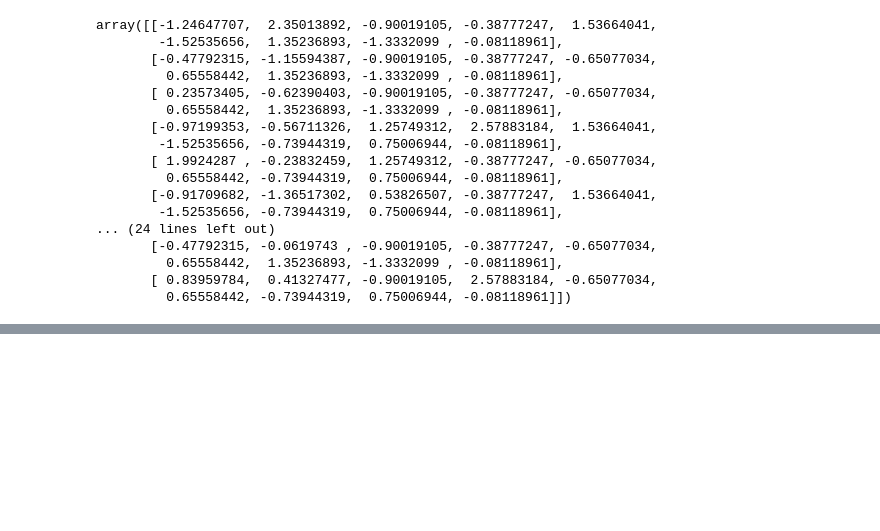
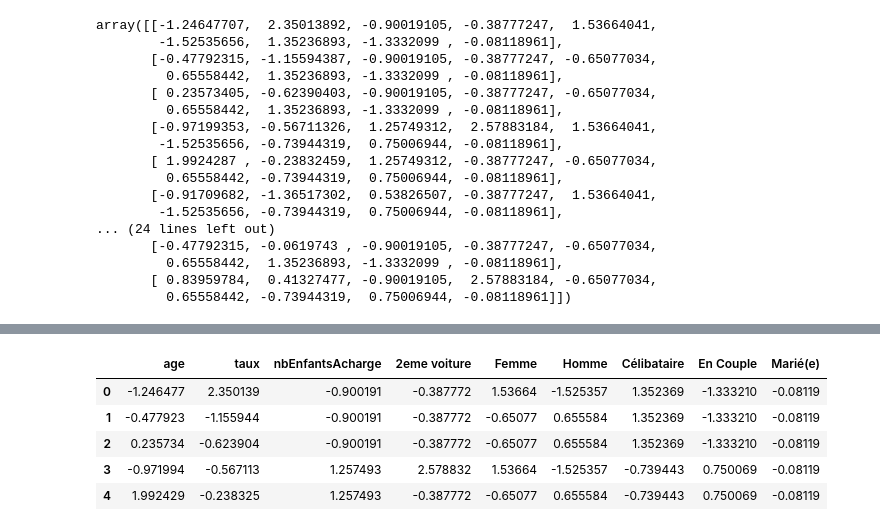
Before and after one commit to nicholas-bn/Data-Analytics-Python, a Jupyter notebook: notebook/Client_EDA.ipynb, the cells around one changed output, grey strips where cells are left out. Saved outputs shown, nothing was run; the diff lists cells and outputs as text; code cells hidden in the pictures; blank space fills up the shorter version.

```diff
--- a/notebook/Client_EDA.ipynb
+++ b/notebook/Client_EDA.ipynb
@@ -274,13 +274,13 @@ df_marketing['sexe'] = df_marketing['sexe'].replace(['M', 'Homme', 'Masculin'],
 df_marketing['sexe'] = df_marketing['sexe'].replace(['F', 'Féminin', 'Femme'], "Femme")
 df_marketing['sexe'] = df_marketing['sexe'].replace(['?', 'N/D', ' '], np.nan)
 
-dfSexeMarketing = pan.get_dummies(df_marketing['sexe'])
-df_marketing = pan.concat([df_marketing, dfSexeMarketing], axis=1).drop(['sexe'] , axis=1)
+dfSexeMarketing = pd.get_dummies(df_marketing['sexe'])
+df_marketing = pd.concat([df_marketing, dfSexeMarketing], axis=1).drop(['sexe'] , axis=1)
 
 df_marketing['situationFamiliale'] = df_marketing['situationFamiliale'].replace(['Célibataire', 'Seule', 'Seul', '?', ' ', 'Divorcée', 'N/D'], "Célibataire")
 
-dfSituationFamillialeMarketing = pan.get_dummies(df_marketing['situationFamiliale'])
-df_marketing = pan.concat([df_marketing, dfSituationFamillialeMarketing], axis=1).drop(['situationFamiliale'] , axis=1)
+dfSituationFamillialeMarketing = pd.get_dummies(df_marketing['situationFamiliale'])
+df_marketing = pd.concat([df_marketing, dfSituationFamillialeMarketing], axis=1).drop(['situationFamiliale'] , axis=1)
 
 df_marketing['2eme voiture'] = df_marketing['2eme voiture'].replace(['true'], 1).astype(np.int64)
 df_marketing['2eme voiture'] = df_marketing['2eme voiture'].replace(['false', ' ', '?'], 0).astype(np.int64)
@@ -375,0 +383,9 @@ AttributeError: module 'pandas' has no attribute 'Dataframe'
+# %%
+df_marketing.head()
+# %% [output]
+|  | age | taux | nbEnfantsAcharge | 2eme voiture | Femme | Homme | Célibataire | En Couple | Marié(e) |
+| 0 | -1.246477 | 2.350139 | -0.900191 | -0.387772 | 1.53664 | -1.525357 | 1.352369 | -1.333210 | -0.08119 |
+| 1 | -0.477923 | -1.155944 | -0.900191 | -0.387772 | -0.65077 | 0.655584 | 1.352369 | -1.333210 | -0.08119 |
+| 2 | 0.235734 | -0.623904 | -0.900191 | -0.387772 | -0.65077 | 0.655584 | 1.352369 | -1.333210 | -0.08119 |
+| 3 | -0.971994 | -0.567113 | 1.257493 | 2.578832 | 1.53664 | -1.525357 | -0.739443 | 0.750069 | -0.08119 |
+| 4 | 1.992429 | -0.238325 | 1.257493 | -0.387772 | -0.65077 | 0.655584 | -0.739443 | 0.750069 | -0.08119 |
```
Also changed, not shown: parts of 12 cells of this notebook.
